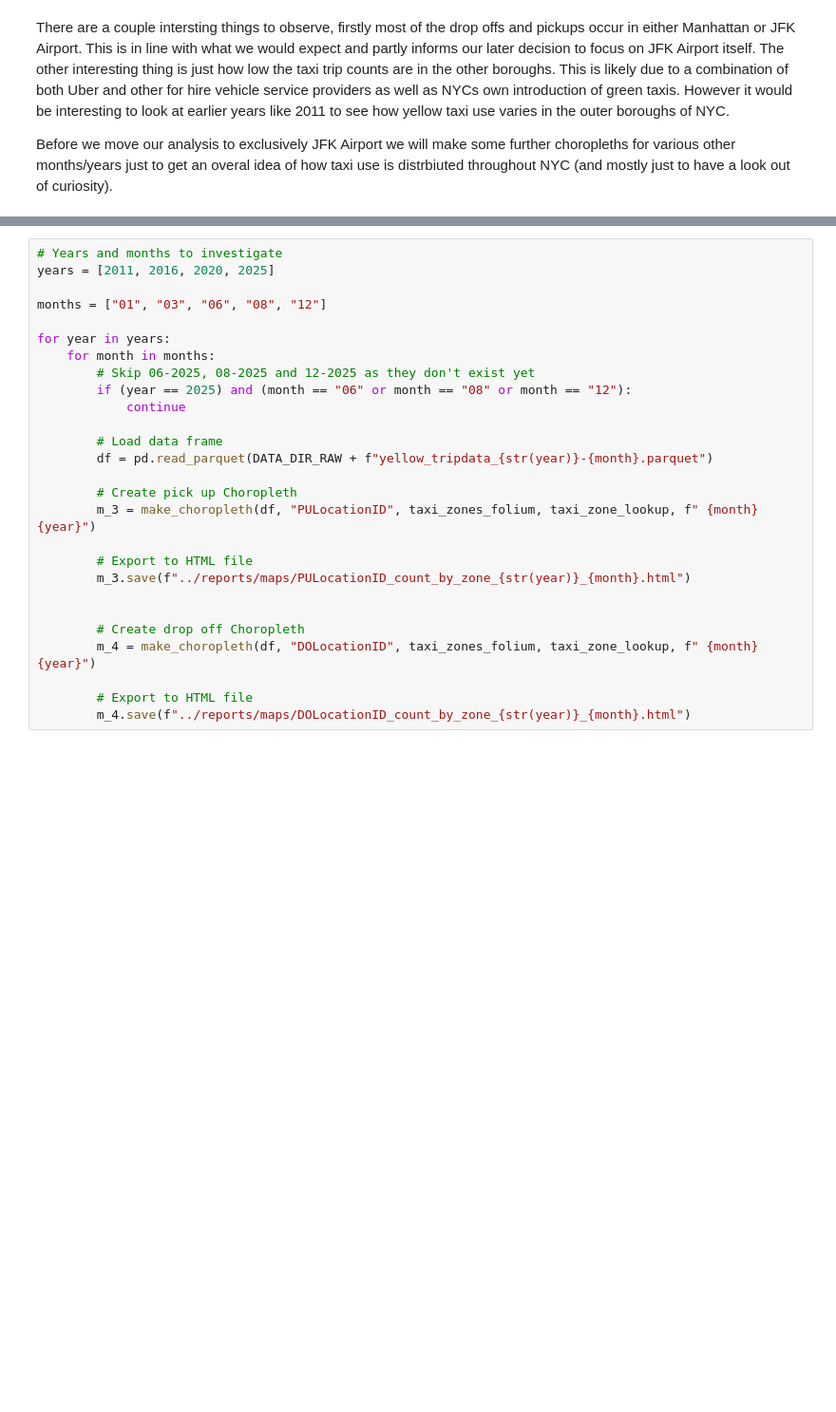
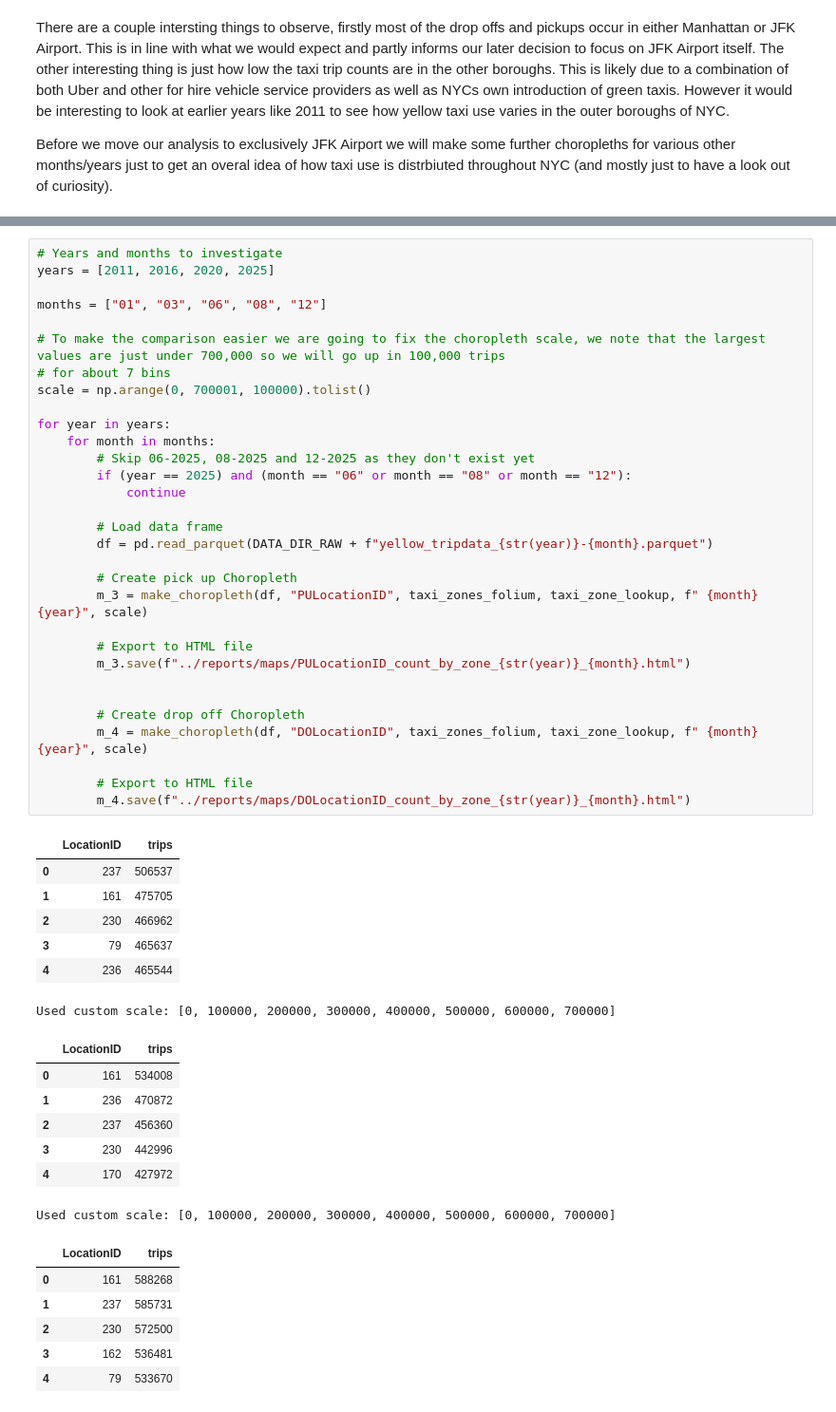
Before and after one commit to William-Ogilvie/NYC-taxi-data-analysis, a Jupyter notebook: notebooks/EDA.ipynb, the cells around one changed output, grey strips where cells are left out. Shown at 95% size. Cells and saved outputs as stored; diff of their text form; blank space fills up the shorter version.

```diff
--- a/notebooks/EDA.ipynb
+++ b/notebooks/EDA.ipynb
@@ -134,27 +153,52 @@ Before we move our analysis to exclusively JFK Airport we will make some further
 # %%
 # Years and months to investigate
 years = [2011, 2016, 2020, 2025]
 
 months = ["01", "03", "06", "08", "12"]
+
+# To make the comparison easier we are going to fix the choropleth scale, we note that the largest values are just under 700,000 so we will go up in 100,000 trips
+# for about 7 bins
+scale = np.arange(0, 700001, 100000).tolist()
 
 for year in years:
     for month in months:
         # Skip 06-2025, 08-2025 and 12-2025 as they don't exist yet
         if (year == 2025) and (month == "06" or month == "08" or month == "12"):
             continue
 
         # Load data frame
         df = pd.read_parquet(DATA_DIR_RAW + f"yellow_tripdata_{str(year)}-{month}.parquet")
 
         # Create pick up Choropleth
-        m_3 = make_choropleth(df, "PULocationID", taxi_zones_folium, taxi_zone_lookup, f" {month} {year}")
+        m_3 = make_choropleth(df, "PULocationID", taxi_zones_folium, taxi_zone_lookup, f" {month} {year}", scale)
 
         # Export to HTML file
         m_3.save(f"../reports/maps/PULocationID_count_by_zone_{str(year)}_{month}.html")
 
 
         # Create drop off Choropleth
-        m_4 = make_choropleth(df, "DOLocationID", taxi_zones_folium, taxi_zone_lookup, f" {month} {year}")
+        m_4 = make_choropleth(df, "DOLocationID", taxi_zones_folium, taxi_zone_lookup, f" {month} {year}", scale)
 
         # Export to HTML file
         m_4.save(f"../reports/maps/DOLocationID_count_by_zone_{str(year)}_{month}.html")
+# %% [output]
+|  | LocationID | trips |
+| 0 | 237 | 506537 |
+| 1 | 161 | 475705 |
+| 2 | 230 | 466962 |
+| 3 | 79 | 465637 |
+| 4 | 236 | 465544 |
+Used custom scale: [0, 100000, 200000, 300000, 400000, 500000, 600000, 700000]
+|  | LocationID | trips |
+| 0 | 161 | 534008 |
+| 1 | 236 | 470872 |
+| 2 | 237 | 456360 |
+| 3 | 230 | 442996 |
+| 4 | 170 | 427972 |
+Used custom scale: [0, 100000, 200000, 300000, 400000, 500000, 600000, 700000]
+|  | LocationID | trips |
+| 0 | 161 | 588268 |
+| 1 | 237 | 585731 |
+| 2 | 230 | 572500 |
+| 3 | 162 | 536481 |
+| 4 | 79 | 533670 |
```
Also changed, not shown: parts of 15 cells of this notebook, 6 other files.
